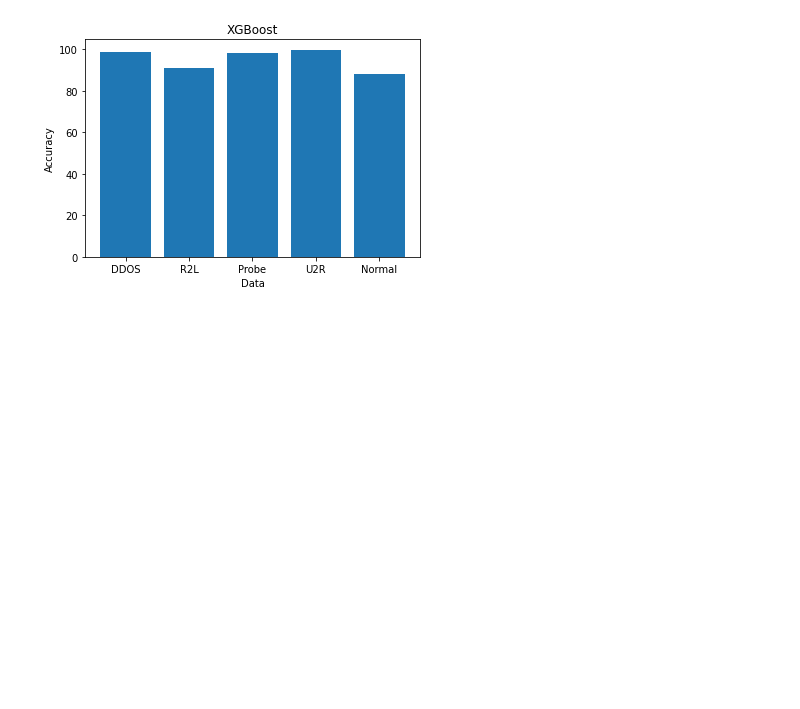
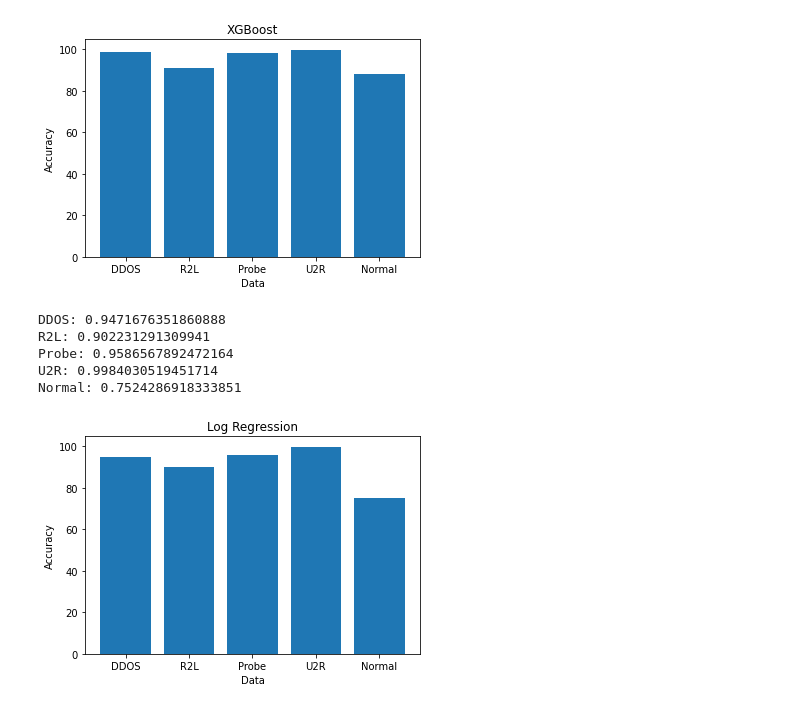
Before and after one commit to Ihalagedara/intrudion-detection-systen-using-SDN, a Jupyter notebook: ids.ipynb, the cells around one changed output. Saved outputs shown, nothing was run; the diff lists cells and outputs as text; code cells hidden in the pictures; blank space fills up the shorter version.

```diff
--- a/ids.ipynb
+++ b/ids.ipynb
@@ -1074,3 +1074,23 @@ Probe: 0.9822117730559375
 U2R: 0.9982256132724128
 Normal: 0.8835115113338953
 [figure]
+# %%
+randommeanlist = [dos_lr_acc*100, r2l_lr_acc*100, probe_lr_acc*100, u2r_lr_acc*100, normal_lr_acc*100]
+namerandom = ['DDOS', 'R2L', 'Probe', 'U2R', 'Normal']
+# Graph for RandomForest Nonscaled vs NonScaled data:
+plt.bar(namerandom,randommeanlist)
+plt.title("Log Regression")
+plt.xlabel("Data")
+plt.ylabel("Accuracy")
+print("DDOS: " + str(dos_lr_acc))
+print("R2L: " + str(r2l_lr_acc))
+print("Probe: " + str(probe_lr_acc))
+print("U2R: " + str(u2r_lr_acc))
+print("Normal: " + str(normal_lr_acc))
+# %% [output]
+DDOS: 0.9471676351860888
+R2L: 0.902231291309941
+Probe: 0.9586567892472164
+U2R: 0.9984030519451714
+Normal: 0.7524286918333851
+[figure, added]
```
